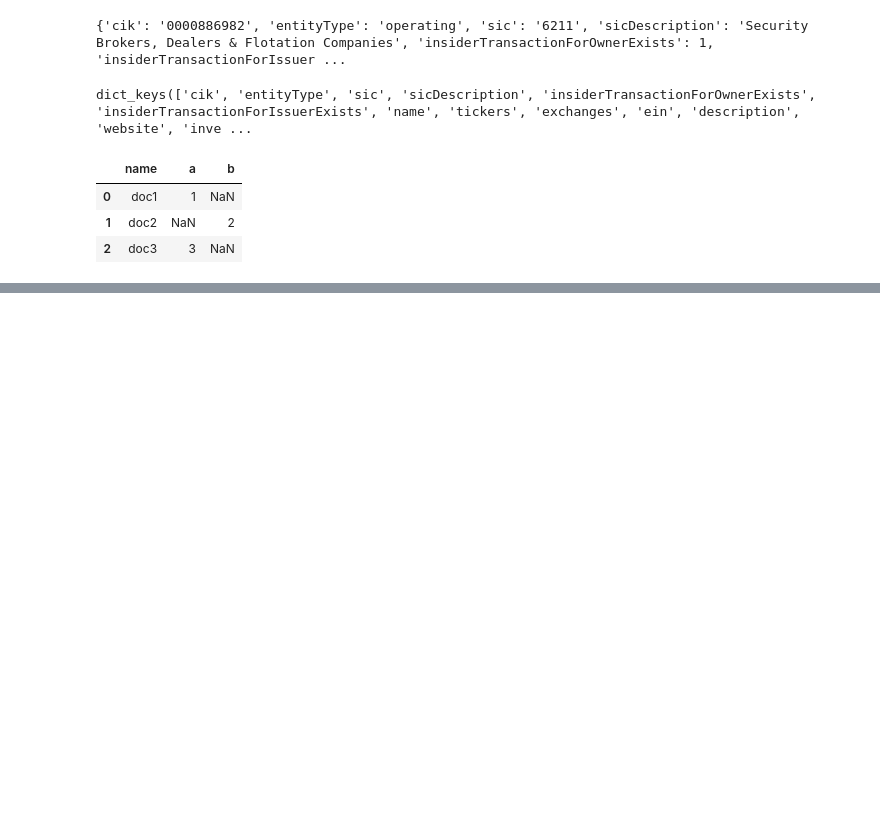
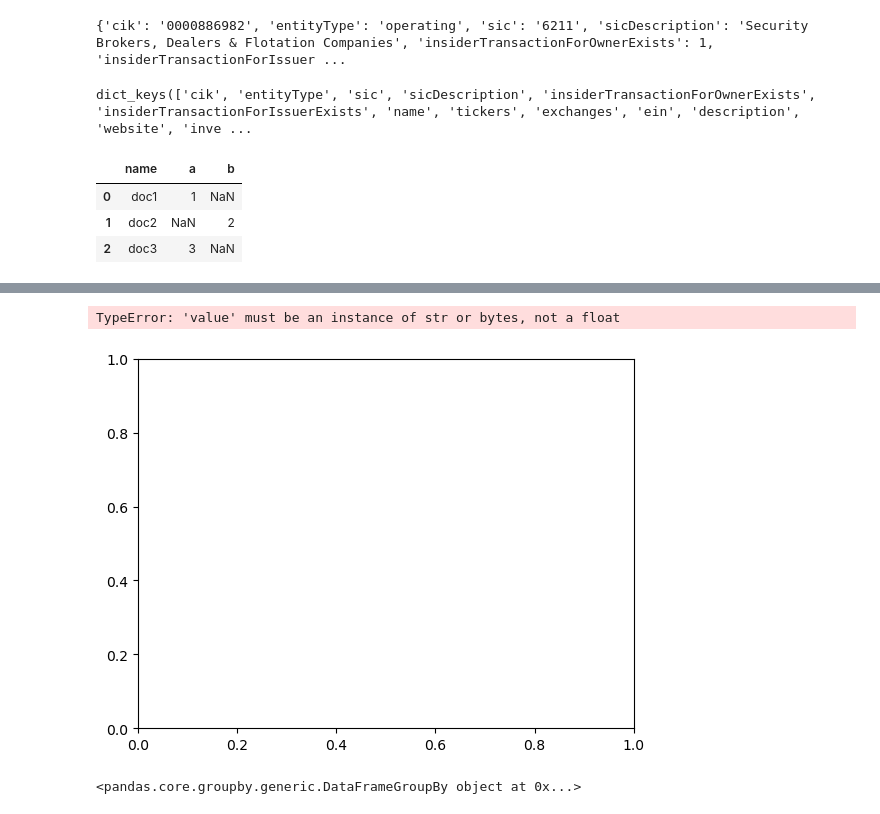
Before and after one commit to equitymarkets/InvestmentBanking, a Jupyter notebook: project_banks.ipynb, the cells around one changed output, grey strips where cells are left out. Cells and saved outputs as stored; diff of their text form; code cells hidden in the pictures; blank space fills up the shorter version.

```diff
--- a/project_banks.ipynb
+++ b/project_banks.ipynb
@@ -124,0 +124,8 @@ pd.DataFrame([{'name':'doc1','a':'1'},{'name':'doc2','b':'2'},{'name':'doc3','a'
+# %%
+bank_data_to_load = "DATA/investment_banking.csv"
+
+bank_data_df = pd.read_csv(bank_data_to_load)
+
+
+
+bank_data_df
@@ -124,0 +150,36 @@ pd.DataFrame([{'name':'doc1','a':'1'},{'name':'doc2','b':'2'},{'name':'doc3','a'
+# %%
+# Create a list of the years that we will use as our x axis
+years = [2017,2018,2019,2020,2021]
+
+# Plot our line that will be used to track the first country's traveling companion percentage over the years
+plt.plot(bank_data_df['Fiscal Year'], bank_data_df['Total IB fees'], color="green")
+
+# Plot our line that will be used to track the second country's traveling companion percentage over the years
+#plt.plot(years, country2_traveler_over_time, color="blue", label=country2)
+
+# Plot our line that will be used to track the third country's traveling companion percentage over the years
+#plt.plot(years, country3_traveler_over_time, color="orange", label=country3)
+
+# Place a legend on the chart in what matplotlib believes to be the "best" location
+#plt.legend(loc="best")
+
+plt.title(" ")
+plt.xlabel("Years")
+#plt.xticks(np.arange(min(years), max(years)+1, 1.0))
+plt.ylabel("Total IB Fees")
+
+# Print our chart to the screen
+plt.show()
+# %% [output]
+TypeError: 'value' must be an instance of str or bytes, not a float
+[figure, added]
+# %%
+# Split up our data into groups based upon 'Home Library Definition' and 'Patron Type Definition'
+banking_groups_df = bank_data_df.groupby(['Bank','Fiscal Year'])
+
+# Create a new variable that holds the sum of our groups
+#new_banking_groups = library_groups[['Total Checkouts']].sum()
+#sum_it_up.head(20)
+banking_groups_df
+# %% [output]
+<pandas.core.groupby.generic.DataFrameGroupBy object at 0x...>
```
Also changed, not shown: parts of 7 cells of this notebook, 8 other files.
